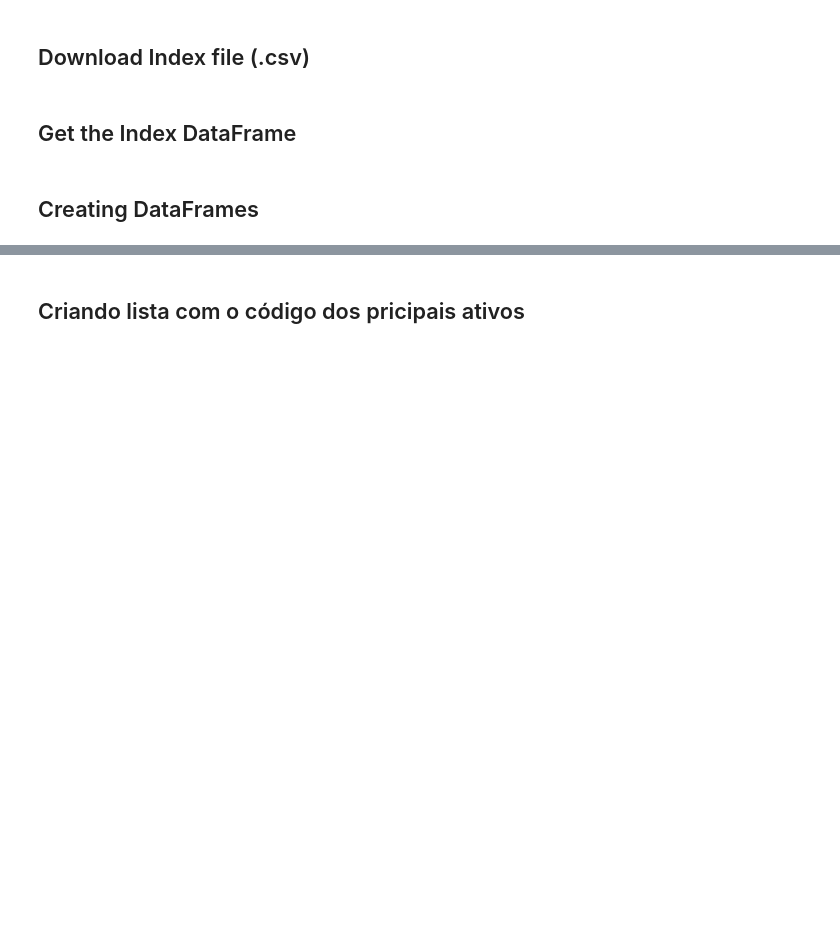
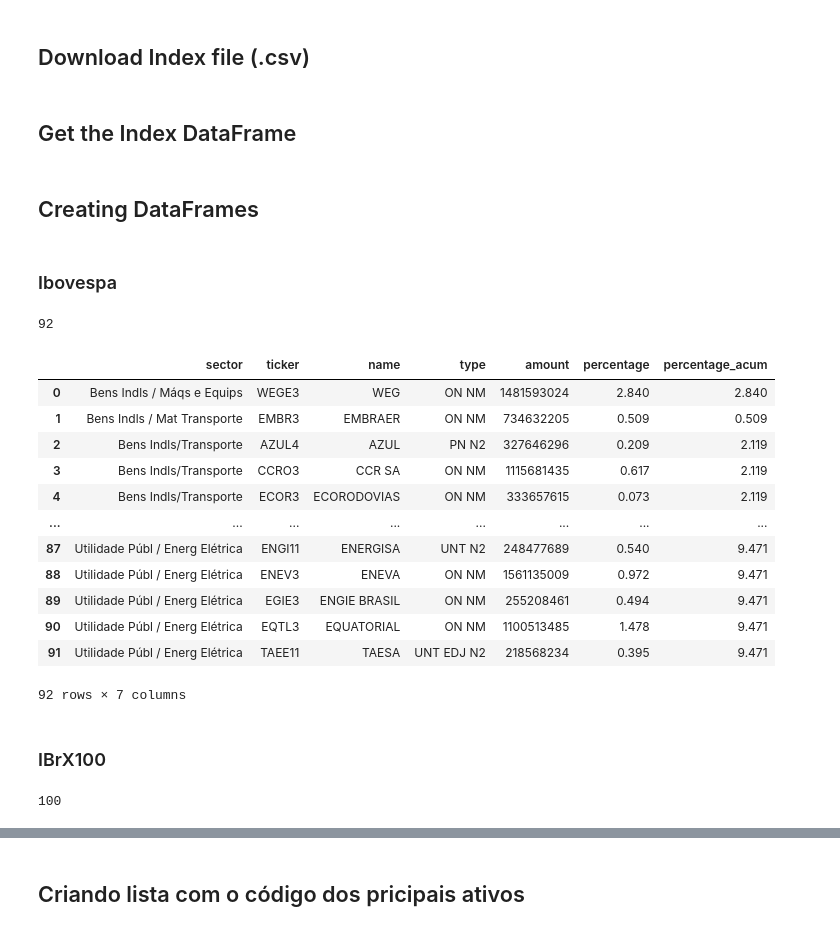
Before and after one commit to pedrolaender/05.Ironhack_Final_Project, a Jupyter notebook: testes.ipynb, the cells around one changed output, grey strips where cells are left out. Cells and saved outputs as stored; diff of their text form; code cells hidden in the pictures; blank space fills up the shorter version.

```diff
--- a/testes.ipynb
+++ b/testes.ipynb
@@ -89,19 +72,10 @@ driver.close()
-# %%
-os.getcwd()
-files = list(glob.glob('*csv'))
-print(files)
-
-files.sort(key=lambda x: os.path.getmtime(x), reverse=True)
-
-print(files)
 # %% [markdown]
 ## Download Index file (.csv)
 # %%
-def get_index_stocks(index, wait=10):
+def get_index_stocks(index, wait=6):
     '''
-        Recieves the Index name, download a file that contains the index stocks, and return the name of the downloaded file
+        Recieves the Index name, download a file that contains the index tickers, and return the name of the downloaded file
     '''
-
 
     #Chrome WebDriver opens the index webside
     url = f'https://sistemaswebb3-listados.b3.com.br/indexPage/day/{index.upper()}?language=pt-br'
@@ -115,10 +89,9 @@ def get_index_stocks(index, wait=10):
 
     #set the directory
     os.chdir(r'C:\Users\Pedro\OneDrive\Desktop\Ironhack\04. GitHub\data_visualization\data')
-
+    sleep(wait)
     #get the files from the selectec directory and sort them by modification date
     files = files = list(glob.glob('*csv'))
-    sleep(wait)
     files.sort(key=lambda x: os.path.getmtime(x), reverse=True)
 
     return files[0]
@@ -126,24 +99,57 @@ def get_index_stocks(index, wait=10):
 ## Get the Index DataFrame
 # %%
 def create_df(file):
-    '''Essa é uma função que recebe o nome do índice da Bolsa de Valores e retorna um DataFrame com todas as empresas e seus respectivos setores'''
+    '''
+        This function receives the name of the Stock Exchange index and returns a DataFrame with all companies and their respective sectors
+    '''
 
-    #criando DataFrame
+    #Creating DataFrame
     DataFrame = pd.read_csv(file,
                                 encoding='ISO-8859-1',
-                                header=1,
+                                header=1,                   #Uses line 1 as header
                                 sep=';',
                                 decimal=',',
                                 thousands='.',
-                                skipfooter=2,
+                                skipfooter=2,               #Removes last 2 lines
                                 engine='python',
-                                index_col=False)
+                                index_col=False)            #Does not make first column as index
 
-    #normalizando colunas
+    #Normalizing columns
     DataFrame.columns = [re.sub('[\.()]', '', re.sub(' ', '_', unidecode(columns.lower()))) for columns in DataFrame.columns]
 
     return DataFrame
 # %% [markdown]
 ## Creating DataFrames
+# %%
+col_names = [
+    'sector',
+    'ticker',
+    'name',
+    'type',
+    'amount',
+    'percentage',
+    'percentage_acum'
+]
+# %% [markdown]
+### Ibovespa
 # %%
 ibov = create_df(get_index_stocks('ibov'))
+len(ibov)
+# %% [output]
+92
+# %%
+ibov.columns = col_names
+# %% [output]
+|  | sector | ticker | name | type | amount | percentage | percentage_acum |
+| 0 | Bens Indls / Máqs e Equips | WEGE3 | WEG | ON NM | 1481593024 | 2.840 | 2.840 |
+| 1 | Bens Indls / Mat Transporte | EMBR3 | EMBRAER | ON NM | 734632205 | 0.509 | 0.509 |
+| 2 | Bens Indls/Transporte | AZUL4 | AZUL | PN N2 | 327646296 | 0.209 | 2.119 |
+| 3 | Bens Indls/Transporte | CCRO3 | CCR SA | ON NM | 1115681435 | 0.617 | 2.119 |
+| 4 | Bens Indls/Transporte | ECOR3 | ECORODOVIAS | ON NM | 333657615 | 0.073 | 2.119 |
+| ... | ... | ... | ... | ... | ... | ... | ... |
+| 87 | Utilidade Públ / Energ Elétrica | ENGI11 | ENERGISA | UNT N2 | 248477689 | 0.540 | 9.471 |
+| 88 | Utilidade Públ / Energ Elétrica | ENEV3 | ENEVA | ON NM | 1561135009 | 0.972 | 9.471 |
+| 89 | Utilidade Públ / Energ Elétrica | EGIE3 | ENGIE BRASIL | ON NM | 255208461 | 0.494 | 9.471 |
+| 90 | Utilidade Públ / Energ Elétrica | EQTL3 | EQUATORIAL | ON NM | 1100513485 | 1.478 | 9.471 |
+| 91 | Utilidade Públ / Energ Elétrica | TAEE11 | TAESA | UNT EDJ N2 | 218568234 | 0.395 | 9.471 |
+92 rows × 7 columns
@@ -150,2 +164,7 @@ ibov = create_df(get_index_stocks('ibov'))
+# %% [markdown]
+### IBrX100
 # %%
 ibrx = create_df(get_index_stocks('ibxx'))
+len(ibrx)
+# %% [output]
+100
```
Also changed, not shown: parts of 72 cells of this notebook, 16 other files.
